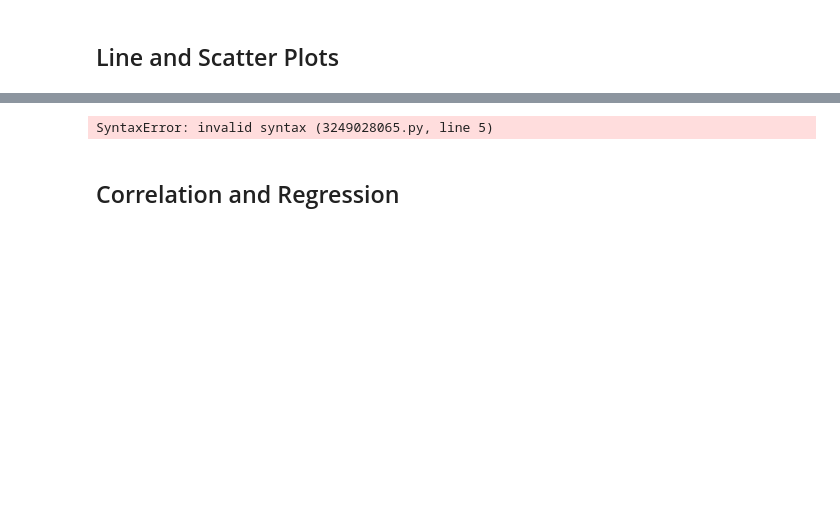
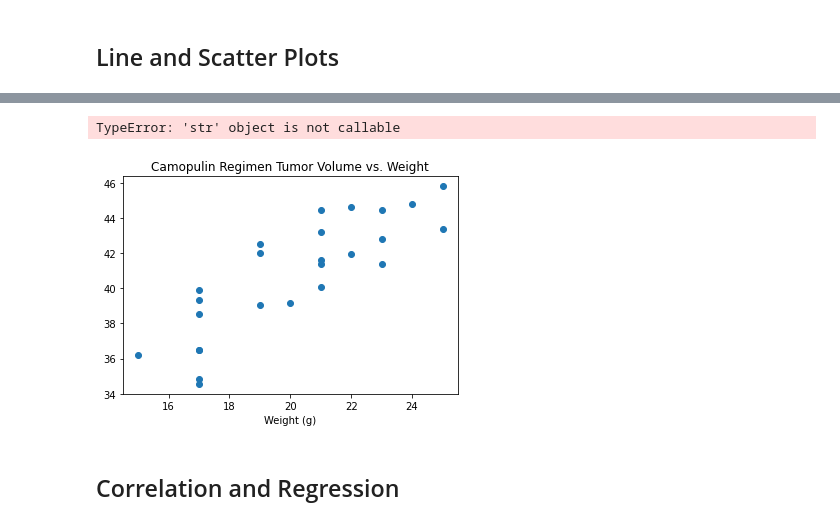
Before and after one commit to miatsivitse/matplotlib-challenge, a Jupyter notebook: Assignment/Assignment 5 - Pymaceuticals.ipynb, the cells around one changed output, grey strips where cells are left out. Saved outputs shown, nothing was run; the diff lists cells and outputs as text; code cells hidden in the pictures; blank space fills up the shorter version.

```diff
--- a/Assignment/Assignment 5 - Pymaceuticals.ipynb
+++ b/Assignment/Assignment 5 - Pymaceuticals.ipynb
@@ -316,17 +314,16 @@ plt.title("Tumor Volume over Time with Capomulin Treatment")
 # %%
 # Generate a scatter plot of average tumor volume vs. mouse weight for the Capomulin regimen
-x_axis = campomulin_data["Weight (g)"]
-avg_tumor_vol = campomulin_data.groupby(["Mouse ID"].mean()
+x_axis = capomulin_data.groupby(['Mouse ID'])["Weight (g)"].mean()
+y_axis = capomulin_data.groupby(["Mouse ID"])['Tumor Volume (mm3)'].mean()
 
-fig, ax1 = plt.subplots(figsize =(15,10))
-plt.title("Camopulin Regimen Tumor Volume vs. Weight", fontsize = 14)
-plt.scatter(x_axis, avg_tumor_vol)
-plt.xlabel("Weight (g)", fontsize = 12)
-plt.ylabel ("Tumor Volume (mm3)", fontsize = 12)
-
+plt.scatter(x_axis, y_axis)
+plt.title("Camopulin Regimen Tumor Volume vs. Weight")
+plt.xlabel("Weight (g)")
+plt.ylabel("Tumor Volume (mm3)")
 plt.show()
 # %% [output]
-SyntaxError: invalid syntax (3249028065.py, line 5)
+TypeError: 'str' object is not callable
+[figure, added]
 # %% [markdown]
 ## Correlation and Regression
 # %%
```
Also changed, not shown: parts of 2 cells of this notebook.
